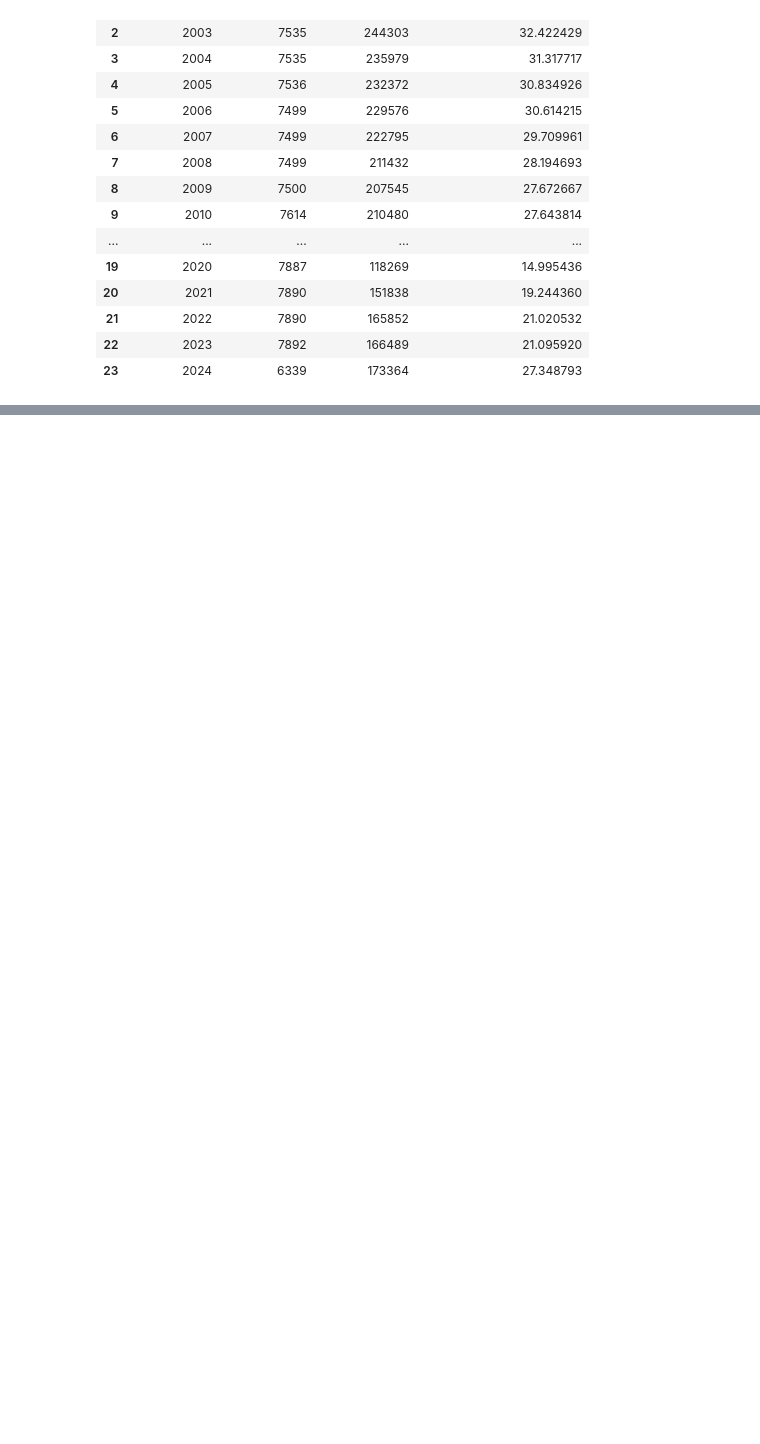
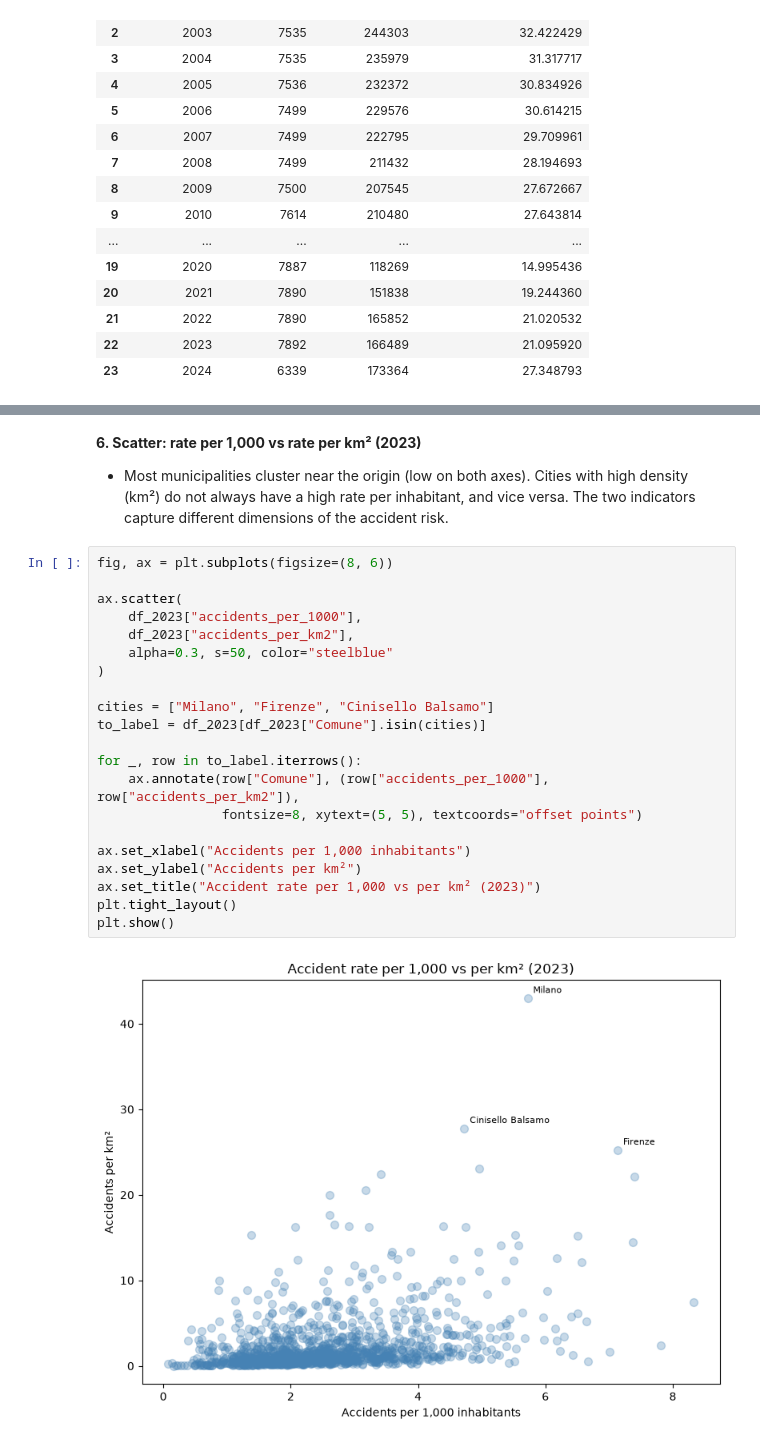
Before and after one commit to martinafurian/istat-accidents-analysis, a Jupyter notebook: 04_eda_analysis.ipynb, the cells around one changed output, grey strips where cells are left out. Saved outputs shown, nothing was run; the diff lists cells and outputs as text; blank space fills up the shorter version.

```diff
--- a/04_eda_analysis.ipynb
+++ b/04_eda_analysis.ipynb
@@ -109,0 +146,26 @@ KeyError: "['accidents_per_100'] not in index"
+# %% [markdown]
+**6. Scatter: rate per 1,000 vs rate per km² (2023)**
+* Most municipalities cluster near the origin (low on both axes). Cities with high density (km²) do not always have a high rate per inhabitant, and vice versa. The two indicators capture different dimensions of the accident risk.
+# %%
+fig, ax = plt.subplots(figsize=(8, 6))
+
+ax.scatter(
+    df_2023["accidents_per_1000"],
+    df_2023["accidents_per_km2"],
+    alpha=0.3, s=50, color="steelblue"
+)
+
+cities = ["Milano", "Firenze", "Cinisello Balsamo"]
+to_label = df_2023[df_2023["Comune"].isin(cities)]
+
+for _, row in to_label.iterrows():
+    ax.annotate(row["Comune"], (row["accidents_per_1000"], row["accidents_per_km2"]),
+                fontsize=8, xytext=(5, 5), textcoords="offset points")
+
+ax.set_xlabel("Accidents per 1,000 inhabitants")
+ax.set_ylabel("Accidents per km²")
+ax.set_title("Accident rate per 1,000 vs per km² (2023)")
+plt.tight_layout()
+plt.show()
+# %% [output]
+[figure, added]
```
Also changed, not shown: parts of 5 cells of this notebook, 1 other file.
